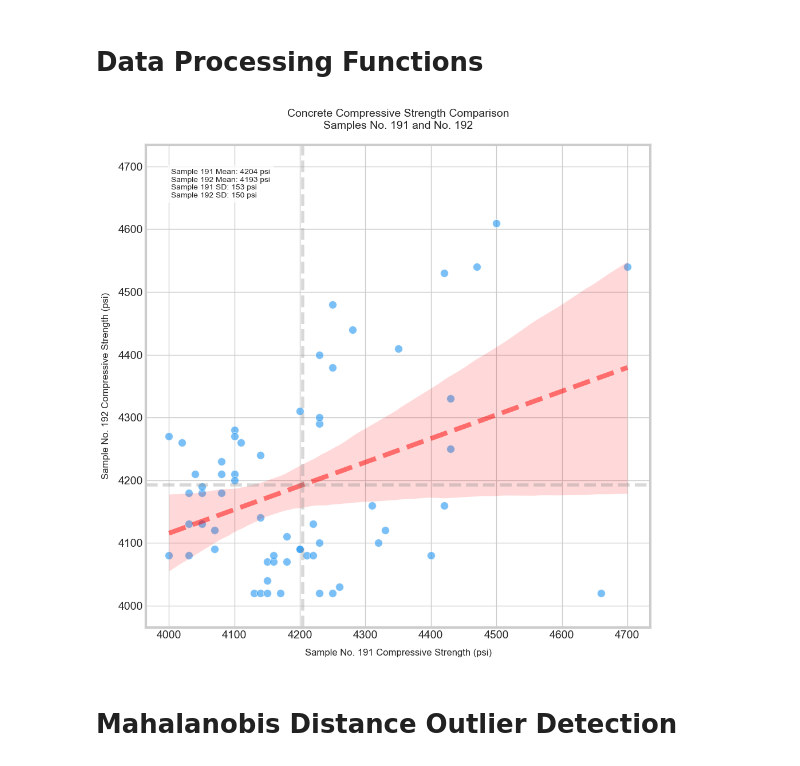
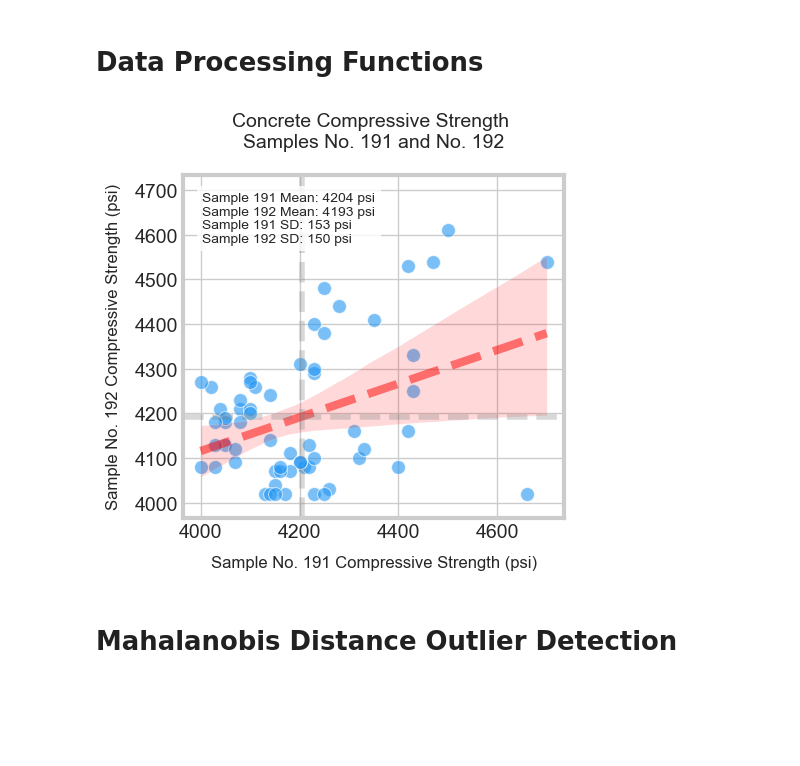
Before and after one commit to reneboygarcia/mahalanobis_filter, a Jupyter notebook: mahalanobis_filter.ipynb, the cells around one changed output. Cells and saved outputs as stored; diff of their text form; code cells hidden in the pictures; blank space fills up the shorter version.

```diff
--- a/mahalanobis_filter.ipynb
+++ b/mahalanobis_filter.ipynb
@@ -184,7 +186,7 @@ def create_strength_plot(data):
     """
     # Set up the plot style and figure
     sns.set_style("whitegrid")
-    plt.figure(figsize=(10, 10))
+    plt.figure(figsize=(5, 5))
 
     # Create main scatter plot
     scatter = sns.scatterplot(
@@ -221,7 +223,7 @@ def create_strength_plot(data):
 
     # Add title and labels
     plt.title(
-        "Concrete Compressive Strength Comparison\nSamples No. 191 and No. 192",
+        "Concrete Compressive Strength \nSamples No. 191 and No. 192",
         fontsize=14,
         pad=20,
     )
@@ -234,36 +236,36 @@ def create_strength_plot(data):
         f"Sample 192 Mean: {mean_y:.0f} psi\n"
         f'Sample 191 SD: {data["Sample 191"].std():.0f} psi\n'
         f'Sample 192 SD: {data["Sample 192"].std():.0f} psi'
     )
     plt.text(
         0.05,
         0.95,
         stats_text,
         transform=plt.gca().transAxes,
         bbox=dict(facecolor="white", alpha=0.8, edgecolor="none"),
         fontsize=10,
         verticalalignment="top",
     )
 
     plt.tight_layout()
     return plt.gcf()
 
 
 # ===== Example Usage =====
 
 # Process the raw data
 data = df_sample
 processed_data = process_data(data)
 
 # Create and display the plot
 plot = create_strength_plot(processed_data)
 plt.show()
 
 # Optional: Save plot as PNG
-# plot.savefig('concrete_strength_comparison.png', dpi=300, bbox_inches='tight')
-# plt.close()
+plot.savefig("images/concrete_strength.png", dpi=300, bbox_inches="tight")
+plt.close()
 # %% [output]
-[figure, old version]
+[figure, new version]
 # %% [markdown]
 # Mahalanobis Distance Outlier Detection
 # %%
```
Also changed, not shown: parts of 5 cells of this notebook, 4 other files.
